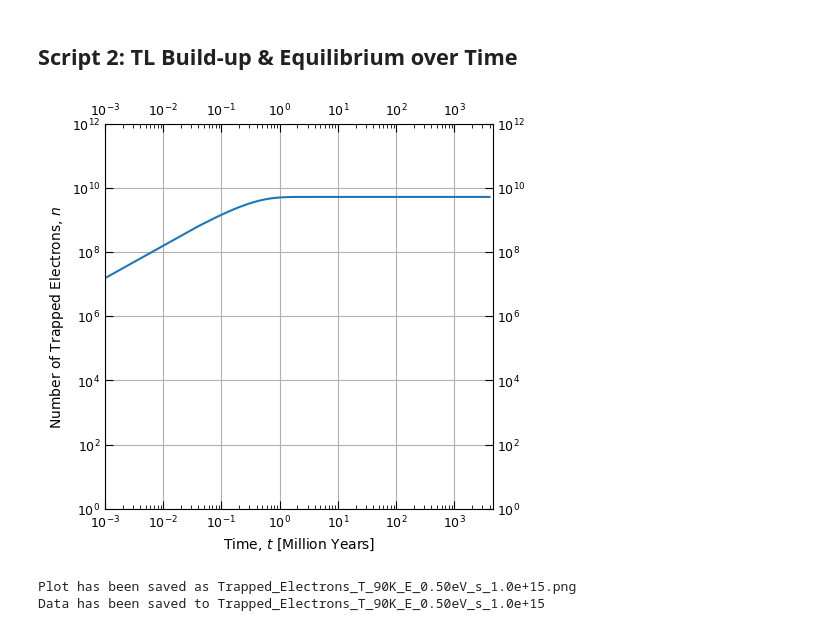
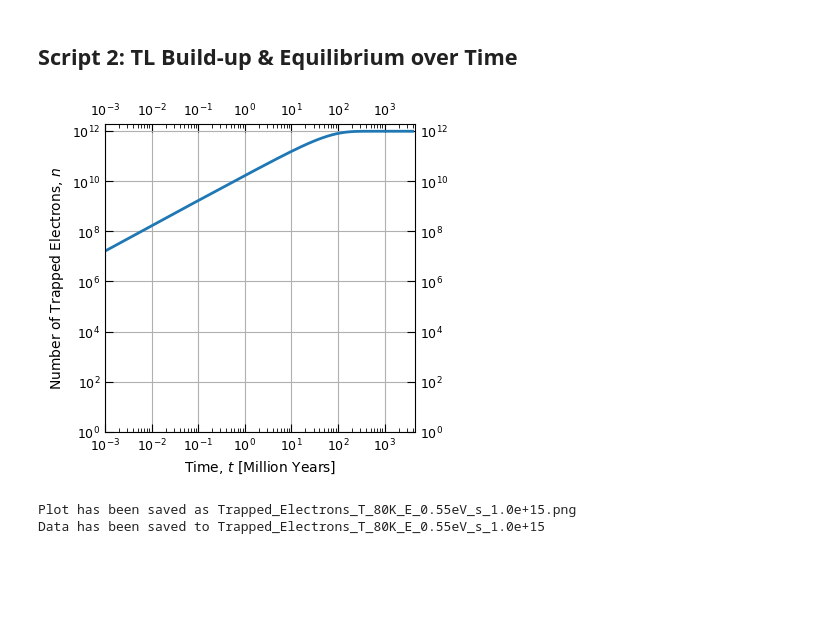
Before and after one commit to alexsehlke/Icarus_TLcalculations, a Jupyter notebook: Thermoluminescence_Calculations.ipynb, the cells around one changed output. Cells and saved outputs as stored; diff of their text form; code cells hidden in the pictures; blank space fills up the shorter version.

```diff
--- a/Thermoluminescence_Calculations.ipynb
+++ b/Thermoluminescence_Calculations.ipynb
@@ -150,8 +151,8 @@ N = 1E12                # Total concentration of traps
 R = 3.17E-9             # Dose rate in Gray per second
 alpha = 1.7E-7          # Rate constant for trap filling
 s = 1E15                # Frequency factor for electron escape
-E_eV = 0.5             # Activation energy in eV
-T = 90                 # Environment temperature in Kelvin
+E_eV = 0.55             # Activation energy in eV
+T = 80                 # Environment temperature in Kelvin
 E = E_eV * 1.602e-19    # Activation energy converted to Joules, no input needed!
 
 # Constants
@@ -177,7 +178,7 @@ solution_long_term = odeint(trap_dynamics, initial_n, time_span, args=(N, R, alp
 time_million_of_years = time_span / (1000000 * 365.25 * 24 * 3600)
 
 # Plotting the results for the long-term simulation
-plt.figure(figsize=(5, 5))
+plt.figure(figsize=(4, 4))
 
 plt.minorticks_on()
 plt.tick_params(which='major', axis='both', direction='in',
@@ -185,39 +186,39 @@ plt.tick_params(which='major', axis='both', direction='in',
 plt.tick_params(which='minor', axis='both', direction='in',
                     length=3, labeltop=False, labelright=False, top=True, right=True)
 
-plt.plot(time_million_of_years, solution_long_term, label='Number of Trapped Electrons')
+plt.plot(time_million_of_years, solution_long_term, label='Number of Trapped Electrons', linewidth=2)
 plt.xlabel('Time, $t$ [Million Years]')
 plt.ylabel('Number of Trapped Electrons, $n$')
 plt.yscale('log')
 plt.xscale('log')
 plt.xlim(0.001,4.5e3)
-plt.ylim(1,N)
+plt.ylim(1,N*2)
 plt.grid(True)
 
 
 
 # Generating the CSV file name based on the temperature, E value in eV, and s value
 filename = f"Trapped_Electrons_T_{int(T)}K_E_{E_eV:.2f}eV_s_{s:.1e}"
 
 # Save the plot with the same naming convention
-plt.savefig(f"./calculations/{filename}.png")
+plt.savefig(f"./calculations/{filename}.png", dpi=600, bbox_inches='tight')
 
 plt.show()
 
 print(f"Plot has been saved as {filename}.png")
 
 # Create a DataFrame from the simulation data
 df_output = pd.DataFrame({
     'Time (Million Years)': time_million_of_years,
     'Number of Trapped Electrons': solution_long_term.flatten()
 })
 
 
 # Save the DataFrame to a CSV file
 df_output.to_csv(f"./calculations/{filename}.csv", index=False)
 
 print(f"Data has been saved to {filename}")
 # %% [output]
-[figure, old version]
+[figure, new version]
-Plot has been saved as Trapped_Electrons_T_90K_E_0.50eV_s_1.0e+15.png
-Data has been saved to Trapped_Electrons_T_90K_E_0.50eV_s_1.0e+15
+Plot has been saved as Trapped_Electrons_T_80K_E_0.55eV_s_1.0e+15.png
+Data has been saved to Trapped_Electrons_T_80K_E_0.55eV_s_1.0e+15
```
Also changed, not shown: parts of 1 cell of this notebook, 13 other files.
